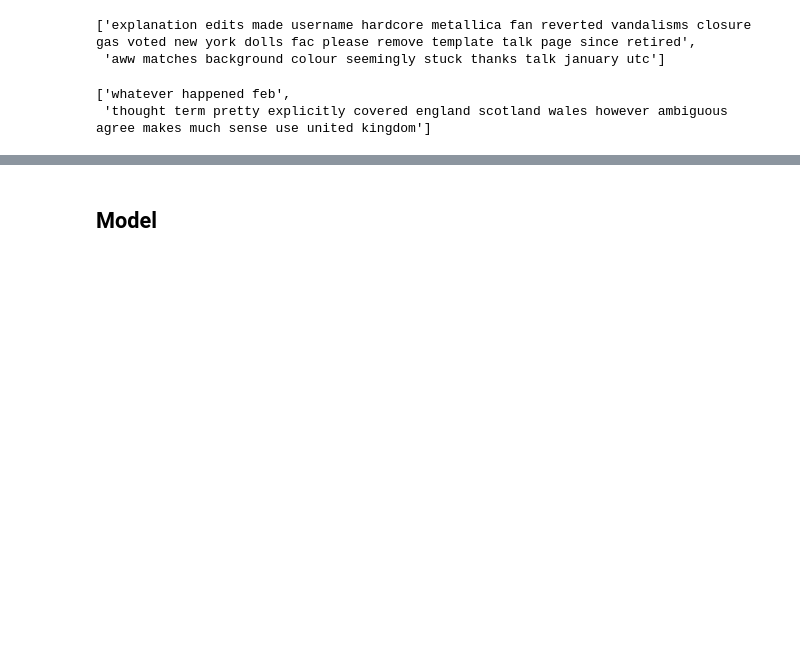
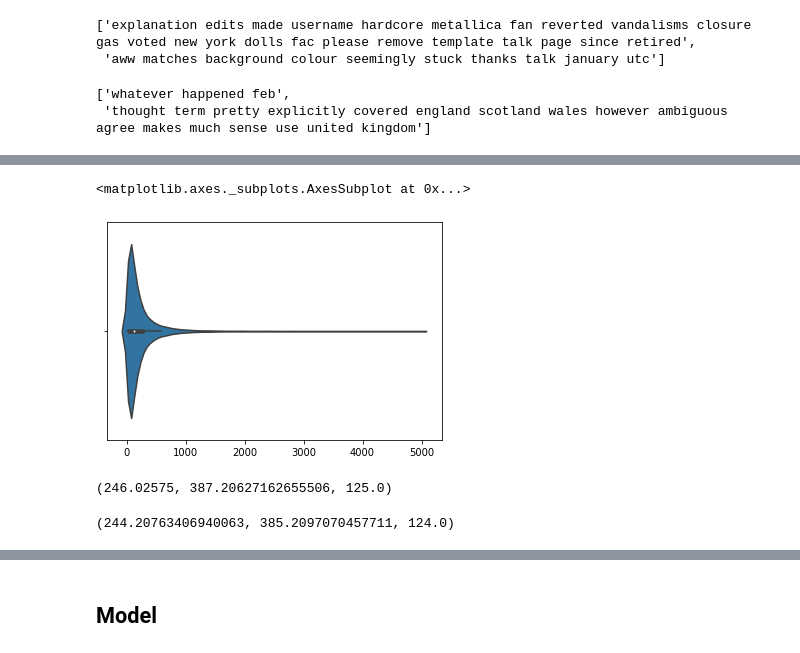
Before and after one commit to DeyDipankar/Multilabel-Text-Classification-using-BERT, a Jupyter notebook: NLP_Toxic_Comment_Detection.ipynb, the cells around one changed output, grey strips where cells are left out. Drawn from its saved outputs; the diff is of its cells as text; code cells hidden in the pictures; blank space fills up the shorter version.

```diff
--- a/NLP_Toxic_Comment_Detection.ipynb
+++ b/NLP_Toxic_Comment_Detection.ipynb
@@ -362,0 +397,15 @@ So we see from above distplot that many the senetences exceeeds 512 token limits
+# %%
+sns.violinplot([len(sentence) for sentence in X_train_list],)
+# %% [output]
+<matplotlib.axes._subplots.AxesSubplot at 0x...>
+[figure, added]
+# %%
+# length of setences in training data
+np.mean([len(sentence) for sentence in X_train_list]), np.std([len(sentence) for sentence in X_train_list]), np.median([len(sentence) for sentence in X_train_list])
+# %% [output]
+(246.02575, 387.20627162655506, 125.0)
+# %%
+# length of setences in validation data
+np.mean([len(sentence) for sentence in X_val_list]), np.std([len(sentence) for sentence in X_val_list]), np.median([len(sentence) for sentence in X_val_list])
+# %% [output]
+(244.20763406940063, 385.2097070457711, 124.0)
```
Also changed, not shown: parts of 38 cells of this notebook.
